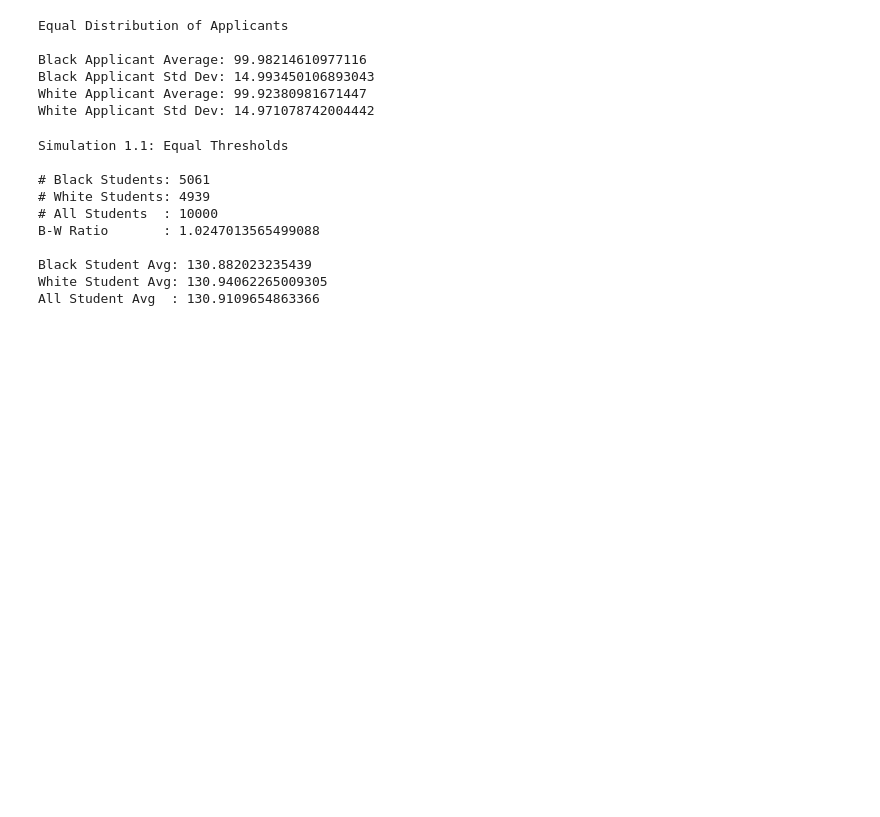
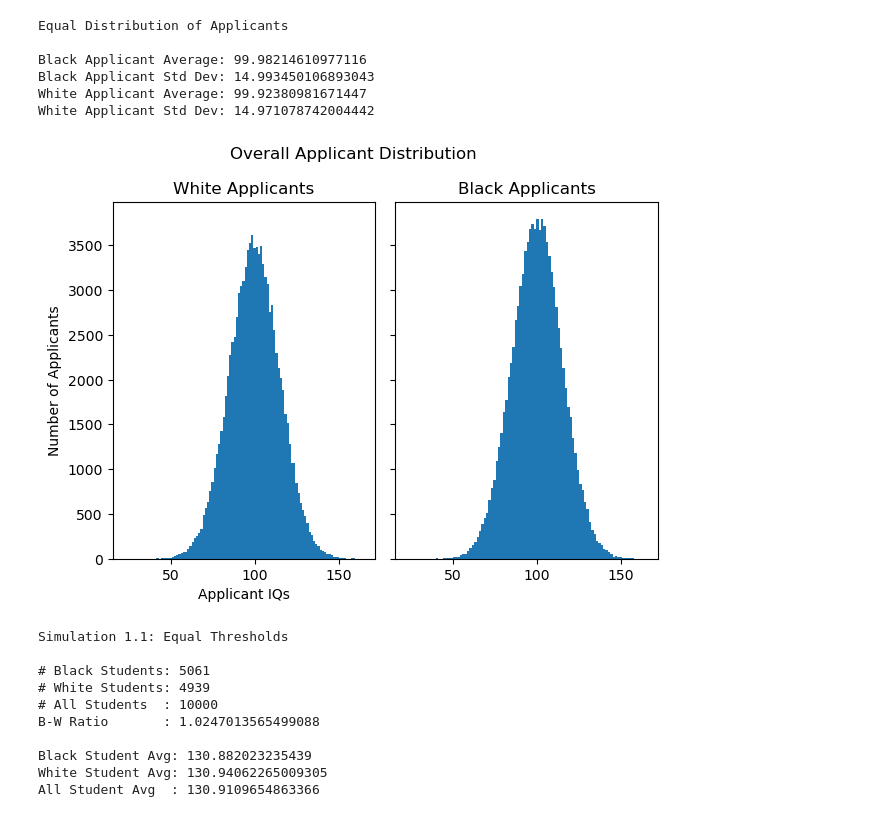
Before and after one commit to sam8457/aa-sim, a Jupyter notebook: aa-sim.ipynb, the cells around one changed output. Saved outputs shown, nothing was run; the diff lists cells and outputs as text; code cells hidden in the pictures; blank space fills up the shorter version.

```diff
--- a/aa-sim.ipynb
+++ b/aa-sim.ipynb
@@ -30,6 +27,23 @@ Black Applicant Average: 99.98214610977116
 Black Applicant Std Dev: 14.993450106893043
 White Applicant Average: 99.92380981671447
 White Applicant Std Dev: 14.971078742004442
+# %%
+fig, axs = plt.subplots(1, 2, sharey=True, sharex=True, tight_layout=True)
+
+fig.suptitle("Overall Applicant Distribution")
+
+axs[0].set_title("White Applicants")
+axs[1].set_title("Black Applicants")
+
+axs[0].hist(w_dist, bins=100)
+axs[1].hist(b_dist, bins=100)
+
+axs[0].set_ylabel("Number of Applicants")
+axs[0].set_xlabel("Applicant IQs")
+
+plt.show()
+# %% [output]
+[figure, added]
 # %%
 print("Simulation 1.1: Equal Thresholds\n")
 
```
Also changed, not shown: parts of 8 cells of this notebook.
